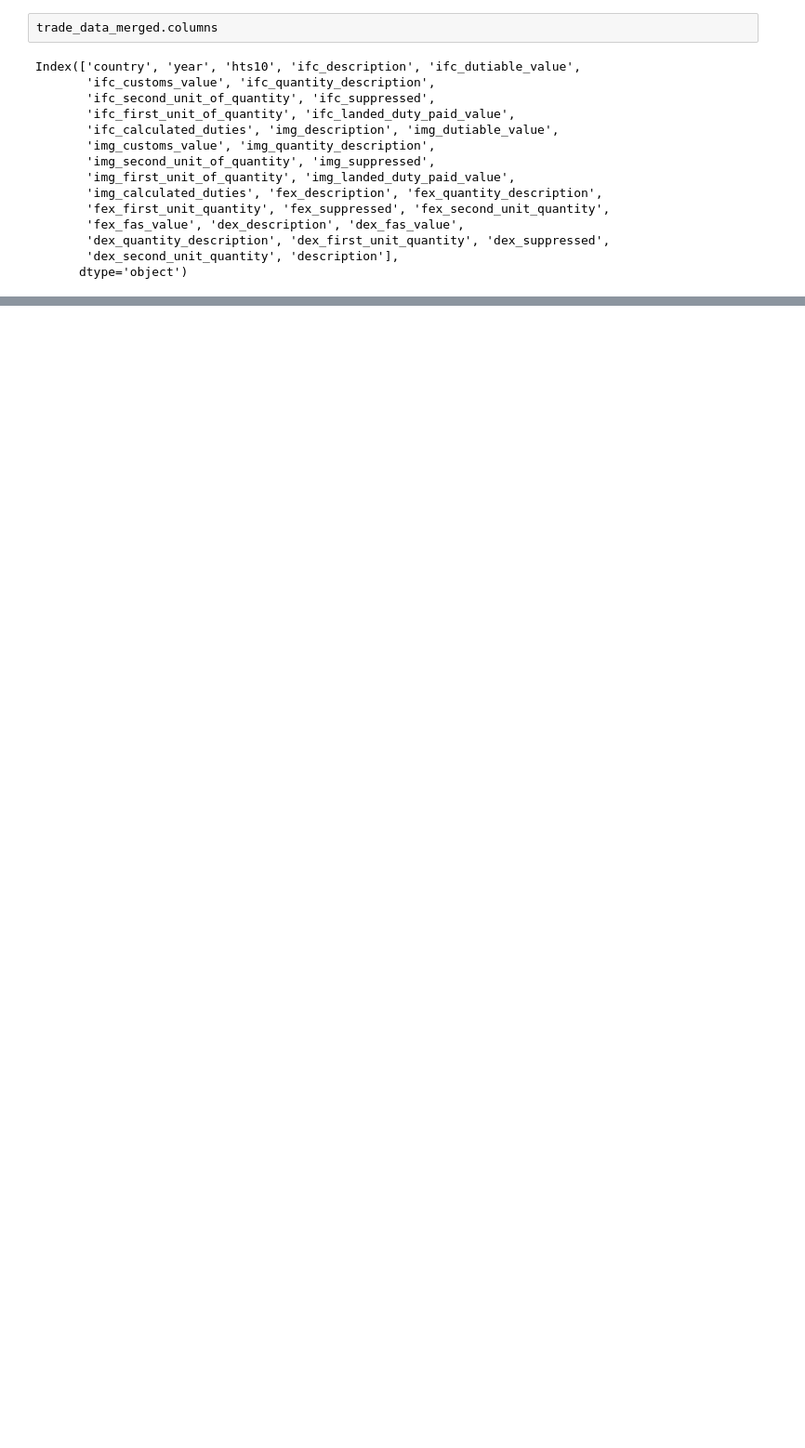
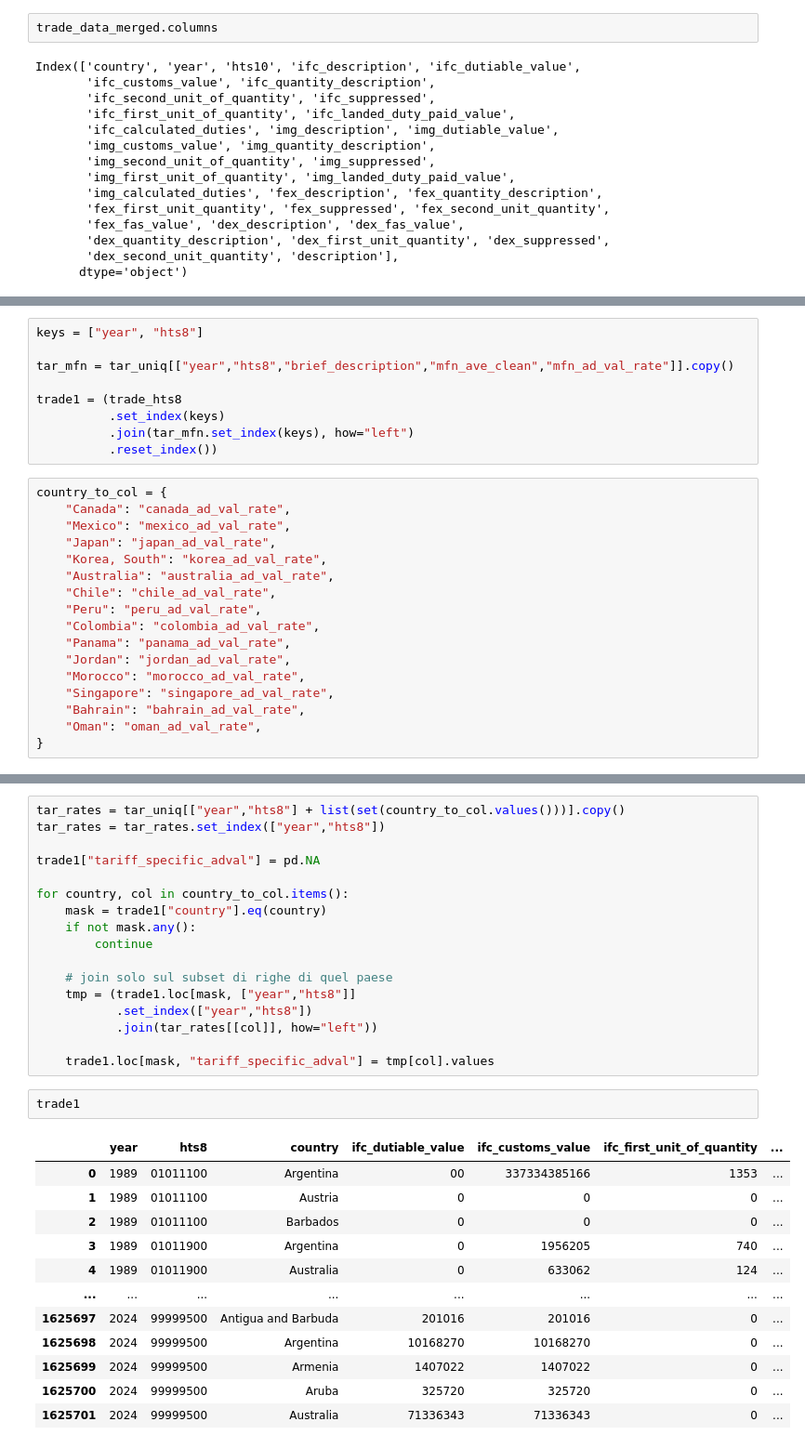
Before and after one commit to NicoloZorzetto/computer_programming_and_data_management_assignment, a Jupyter notebook: src/data_download_and_merge.ipynb, the cells around one changed output, grey strips where cells are left out. Shown at 93% size. Cells and saved outputs as stored; diff of their text form; blank space fills up the shorter version.

```diff
--- a/src/comp_exam_assignment.ipynb
+++ b/src/data_download_and_merge.ipynb
@@ -1250,0 +1359,26 @@ Index(['country', 'year', 'hts10', 'ifc_description', 'ifc_dutiable_value',
+# %%
+keys = ["year", "hts8"]
+
+tar_mfn = tar_uniq[["year","hts8","brief_description","mfn_ave_clean","mfn_ad_val_rate"]].copy()
+
+trade1 = (trade_hts8
+          .set_index(keys)
+          .join(tar_mfn.set_index(keys), how="left")
+          .reset_index())
+# %%
+country_to_col = {
+    "Canada": "canada_ad_val_rate",
+    "Mexico": "mexico_ad_val_rate",
+    "Japan": "japan_ad_val_rate",
+    "Korea, South": "korea_ad_val_rate",
+    "Australia": "australia_ad_val_rate",
+    "Chile": "chile_ad_val_rate",
+    "Peru": "peru_ad_val_rate",
+    "Colombia": "colombia_ad_val_rate",
+    "Panama": "panama_ad_val_rate",
+    "Jordan": "jordan_ad_val_rate",
+    "Morocco": "morocco_ad_val_rate",
+    "Singapore": "singapore_ad_val_rate",
+    "Bahrain": "bahrain_ad_val_rate",
+    "Oman": "oman_ad_val_rate",
+}
@@ -1250,0 +1403,32 @@ Index(['country', 'year', 'hts10', 'ifc_description', 'ifc_dutiable_value',
+# %%
+tar_rates = tar_uniq[["year","hts8"] + list(set(country_to_col.values()))].copy()
+tar_rates = tar_rates.set_index(["year","hts8"])
+
+trade1["tariff_specific_adval"] = pd.NA
+
+for country, col in country_to_col.items():
+    mask = trade1["country"].eq(country)
+    if not mask.any():
+        continue
+
+    # join solo sul subset di righe di quel paese
+    tmp = (trade1.loc[mask, ["year","hts8"]]
+           .set_index(["year","hts8"])
+           .join(tar_rates[[col]], how="left"))
+
+    trade1.loc[mask, "tariff_specific_adval"] = tmp[col].values
+# %%
+trade1
+# %% [output]
+|  | year | hts8 | country | ifc_dutiable_value | ifc_customs_value | ifc_first_unit_of_quantity | ... |
+| 0 | 1989 | 01011100 | Argentina | 00 | 337334385166 | 1353 | ... |
+| 1 | 1989 | 01011100 | Austria | 0 | 0 | 0 | ... |
+| 2 | 1989 | 01011100 | Barbados | 0 | 0 | 0 | ... |
+| 3 | 1989 | 01011900 | Argentina | 0 | 1956205 | 740 | ... |
+| 4 | 1989 | 01011900 | Australia | 0 | 633062 | 124 | ... |
+| ... | ... | ... | ... | ... | ... | ... | ... |
+| 1625697 | 2024 | 99999500 | Antigua and Barbuda | 201016 | 201016 | 0 | ... |
+| 1625698 | 2024 | 99999500 | Argentina | 10168270 | 10168270 | 0 | ... |
+| 1625699 | 2024 | 99999500 | Armenia | 1407022 | 1407022 | 0 | ... |
+| 1625700 | 2024 | 99999500 | Aruba | 325720 | 325720 | 0 | ... |
+| 1625701 | 2024 | 99999500 | Australia | 71336343 | 71336343 | 0 | ... |
```
Also changed, not shown: parts of 15 cells of this notebook, 2 other files.
